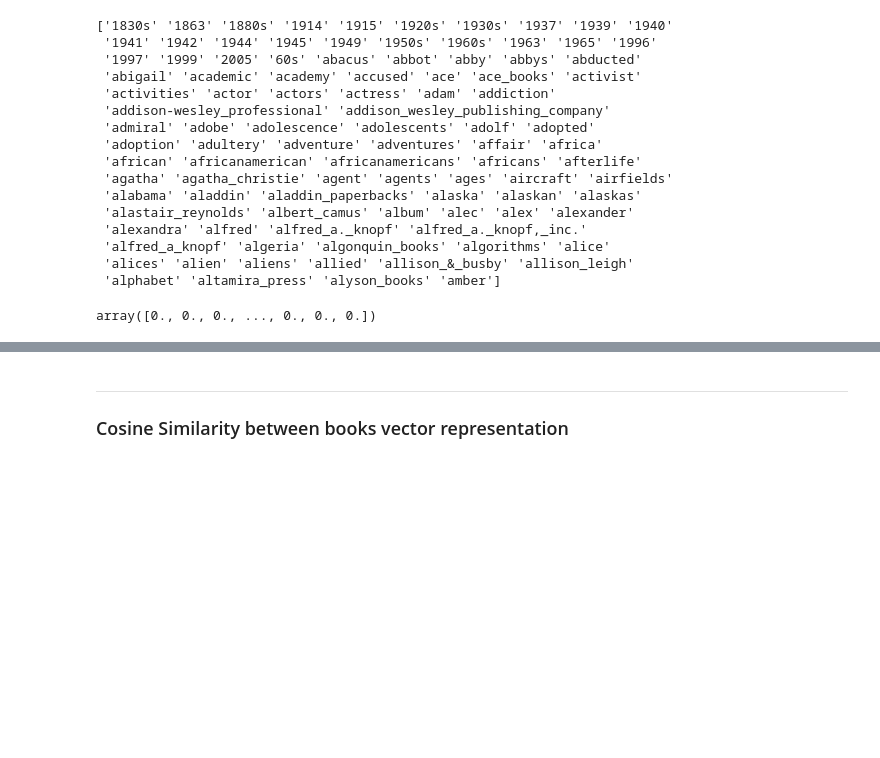
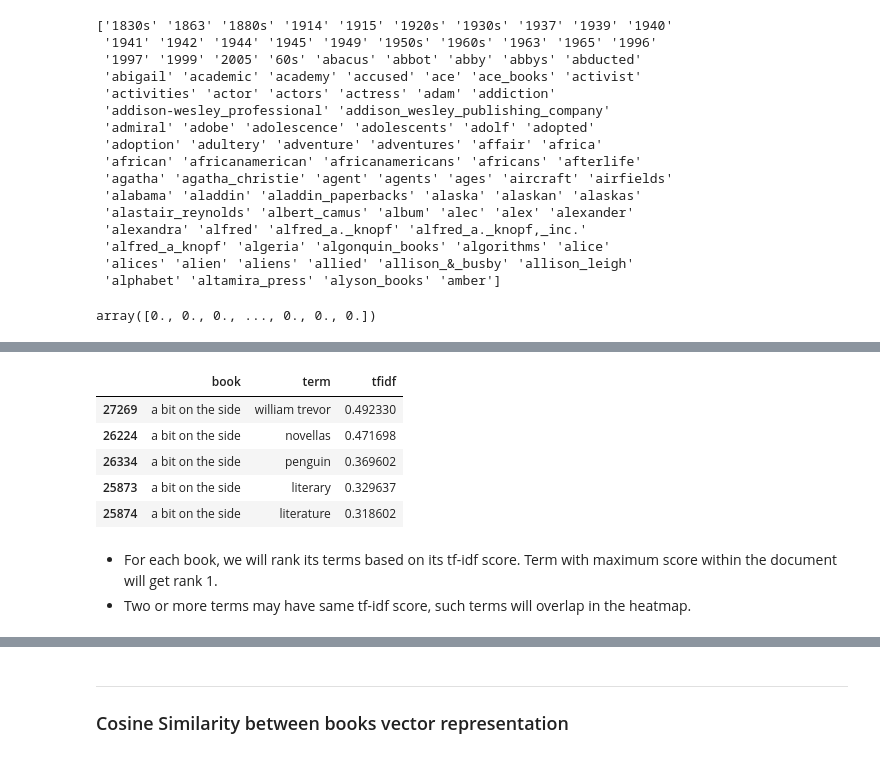
Before and after one commit to AmoliR/nlp-for-book-recommendation, a Jupyter notebook: model.ipynb, the cells around one changed output, grey strips where cells are left out. Cells and saved outputs as stored; diff of their text form; code cells hidden in the pictures; blank space fills up the shorter version.

```diff
--- a/model.ipynb
+++ b/model.ipynb
@@ -60,0 +109,22 @@ tfidf_encoding.toarray().shape
+# %%
+def process_word_matrix(word_vec):
+    # Remove underscores in terms
+    word_vec.term = word_vec.term.str.replace('_',' ')
+
+    # Remove terms with zero tfidf score
+    word_vec = word_vec[word_vec.tfidf > 0]
+
+    return word_vec
+
+tfidf_vec = process_word_matrix(tfidf_df_preview.copy())
+tfidf_vec.iloc[0:5]
+# %% [output]
+|  | book | term | tfidf |
+| 27269 | a bit on the side | william trevor | 0.492330 |
+| 26224 | a bit on the side | novellas | 0.471698 |
+| 26334 | a bit on the side | penguin | 0.369602 |
+| 25873 | a bit on the side | literary | 0.329637 |
+| 25874 | a bit on the side | literature | 0.318602 |
+# %% [markdown]
+- For each book, we will rank its terms based on its tf-idf score. Term with maximum score within the document will get rank 1.
+- Two or more terms may have same tf-idf score, such terms will overlap in the heatmap.
```
Also changed, not shown: parts of 8 cells of this notebook.
